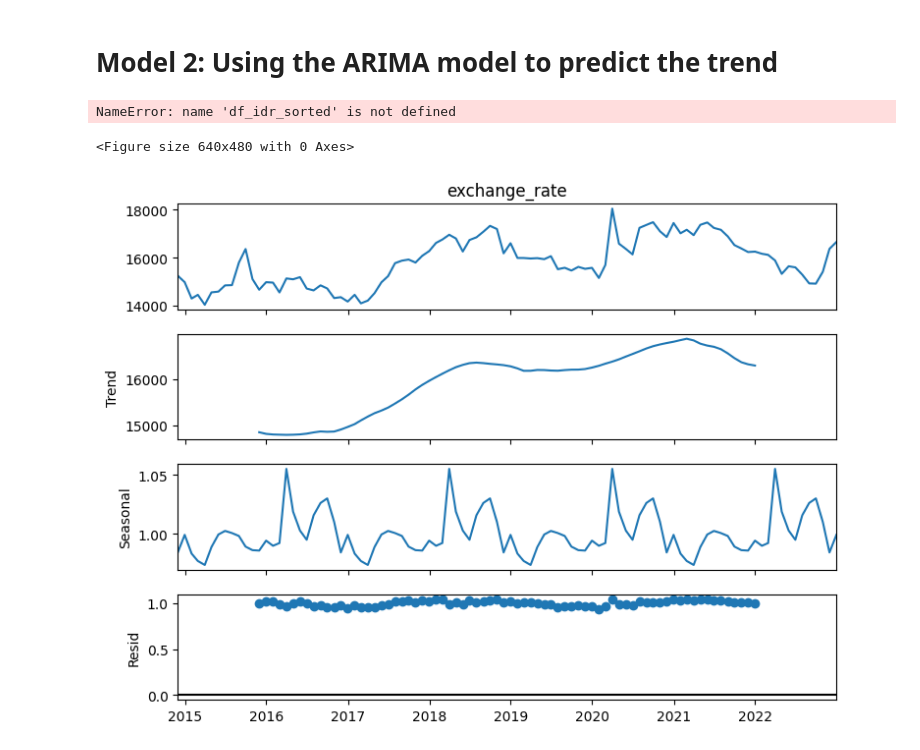
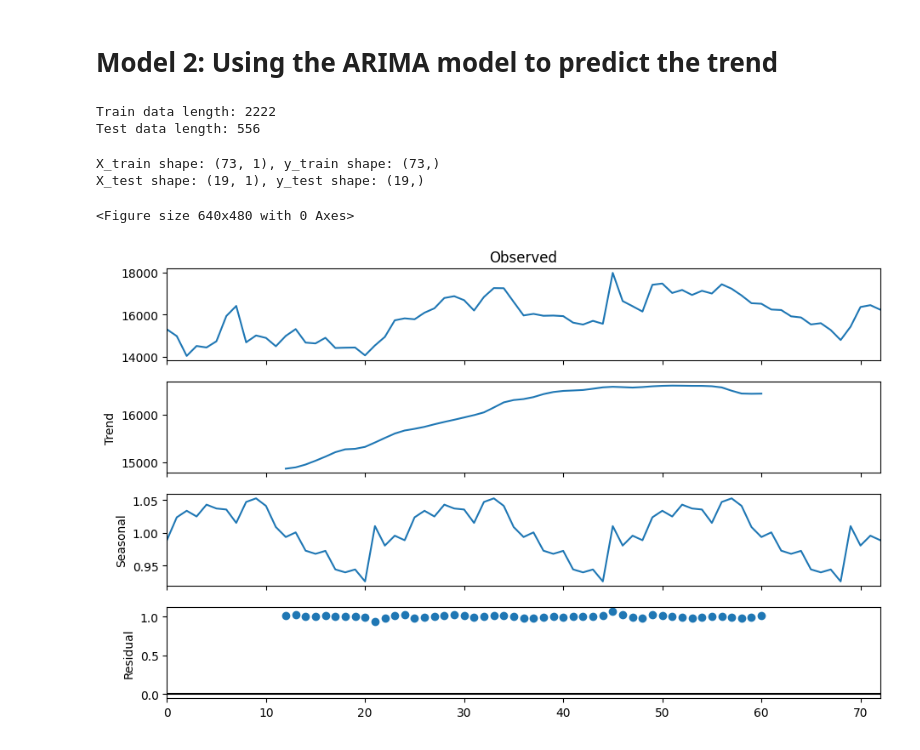
Before and after one commit to rizkyfernanda/P1--Predicting-Forex-Regression, a Jupyter notebook: Forex Regression.ipynb, the cells around one changed output. Cells and saved outputs as stored; diff of their text form; code cells hidden in the pictures.

Commit message:
Applying ARIMA model
Successful test with R2 score of 0.531

```diff
--- a/Forex Regression.ipynb
+++ b/Forex Regression.ipynb
@@ -71,8 +74,8 @@ df_idr_sorted.to_csv('/content/drive/MyDrive/Colab/P1: Forex Regression/daily_fo
 # Convert 'date' column to datetime objects
 df_idr_sorted.index = pd.to_datetime(df_idr_sorted['date'])
 
-# Resample to monthly frequency, taking the last value of each month
-monthly_idr = df_idr_sorted.resample('M').last()
+# Resample to monthly frequency, taking the first value of each month
+monthly_idr = df_idr_sorted[df_idr_sorted.index.day == 1]
 
 # Plotting
 plt.figure(figsize=(12, 6))
@@ -178,48 +190,54 @@ plt.show()
 [figure]
 # %% [markdown]
 # Model 2: Using the ARIMA model to predict the trend
-# %%
-df_idr_monthly = df_idr_sorted.resample('M').last()
-
-# Again, get the train (80%) and test (20%) dataset from a source dataset (without randomization)
-
-train_size = int(len(df_idr_monthly) * 0.8)
-train_data = df_idr_monthly[:train_size]
-test_data = df_idr_monthly[train_size:]
-
-# Separate features (X) and target variable (y)
-X_train = train_data['date']
-y_train = train_data['exchange_rate']
-X_test = test_data['date']
-y_test = test_data['exchange_rate']
-
-for i in range(len(X_test)):
-  print(X_test[i]," rate:", y_test[i])
-
-# Convert date to numerical representation (you might need a more sophisticated method)
-X_train = pd.to_datetime(X_train).astype('datetime64[ns]').astype(int)
-X_test = pd.to_datetime(X_test).astype('datetime64[ns]').astype(int)
-
-# Reshape X for models expecting 2D arrays
-X_train = np.array(X_train).reshape(-1, 1)
-X_test = np.array(X_test).reshape(-1, 1)
-
-print("X_train shape:", X_train.shape)
-print("y_train shape:", y_train.shape)
-print("X_test shape:", X_test.shape)
-print("y_test shape:", y_test.shape)
-# %% [output]
-NameError: name 'df_idr_sorted' is not defined
+# %%
+# Assigning Train and Test dataset again without randomization
+train_size = int(0.8 * len(df_idr_sorted))
+train_data = df_idr_sorted[:train_size]
+test_data = df_idr_sorted[train_size:]
+
+# Assign X values and y values
+X_train = train_data['date']
+y_train = train_data['exchange_rate']
+X_test = test_data['date']
+y_test = test_data['exchange_rate']
+
+# Now you have train_data (80%) and test_data (20%) without any randomization
+print(f"Train data length: {len(train_data)}")
+print(f"Test data length: {len(test_data)}")
+# %% [output]
+Train data length: 2222
+Test data length: 556
+# %%
+# Get the X_train, y_train, X_test, and y_test dataset only on date 1 of each month
+
+# Split the data into training, validation, and testing sets
+train_size = int(0.8 * len(monthly_idr))
+test_size = len(monthly_idr) - train_size
+
+X = monthly_idr.index.astype('datetime64[ns]').values.reshape(-1,1)
+y = monthly_idr['exchange_rate'].values
+
+X_train_monthly = X[:train_size]
+y_train_monthly = y[:train_size]
+X_test_monthly = X[train_size:]
+y_test_monthly = y[train_size:]
+
+print(f"X_train shape: {X_train_monthly.shape}, y_train shape: {y_train_monthly.shape}")
+print(f"X_test shape: {X_test_monthly.shape}, y_test shape: {y_test_monthly.shape}")
+# %% [output]
+X_train shape: (73, 1), y_train shape: (73,)
+X_test shape: (19, 1), y_test shape: (19,)
 # %%
 from statsmodels.tsa.seasonal import seasonal_decompose
-result = seasonal_decompose(y_train, model='multiplicative', period=24)
+result = seasonal_decompose(y_train_monthly, model='multiplicative', period=24)
 fig = plt.figure()
 fig = result.plot()
-fig.set_size_inches(8, 6)
+fig.set_size_inches(10, 6)
 fig.show()
 # %% [output]
 <Figure size 640x480 with 0 Axes>
-[figure, old version]
+[figure, new version]
 # %%
 # !pip install pmdarima # download if not available yet
 from pmdarima.arima import auto_arima
```
Also changed, not shown: parts of 13 cells of this notebook, 2 other files.
